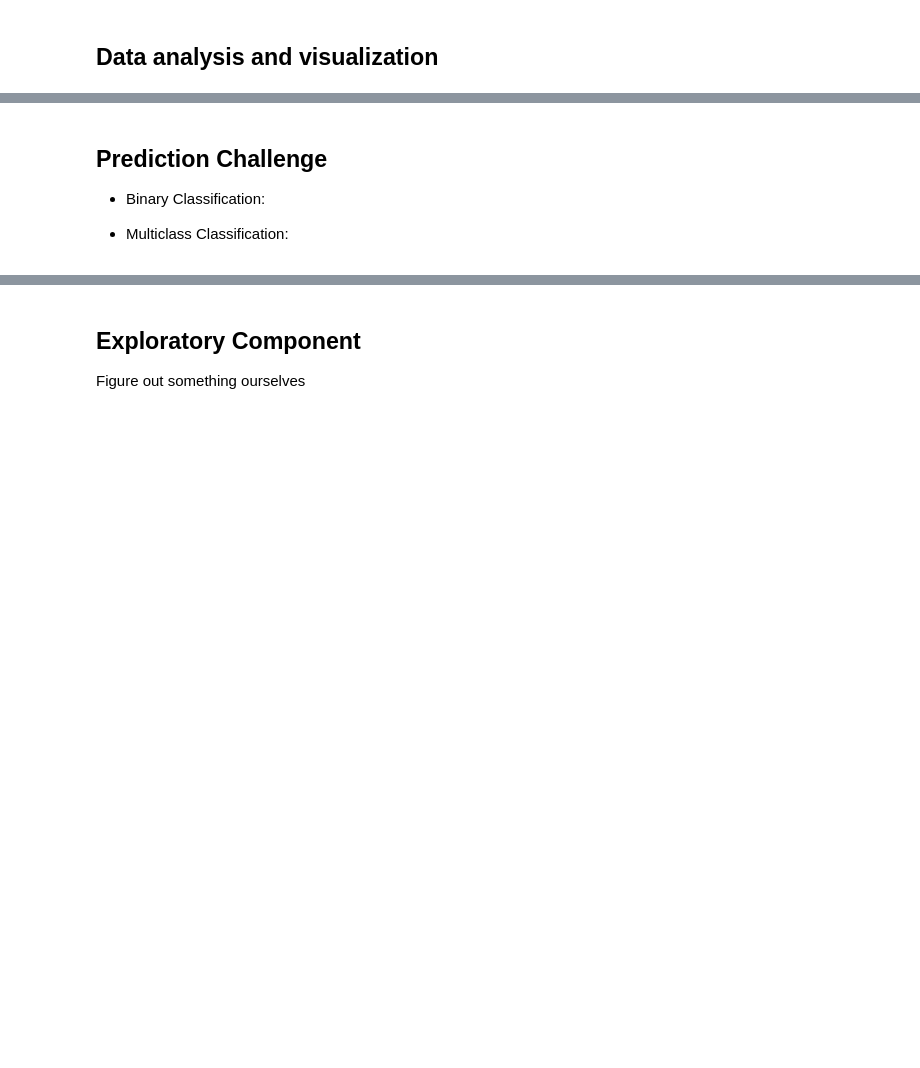
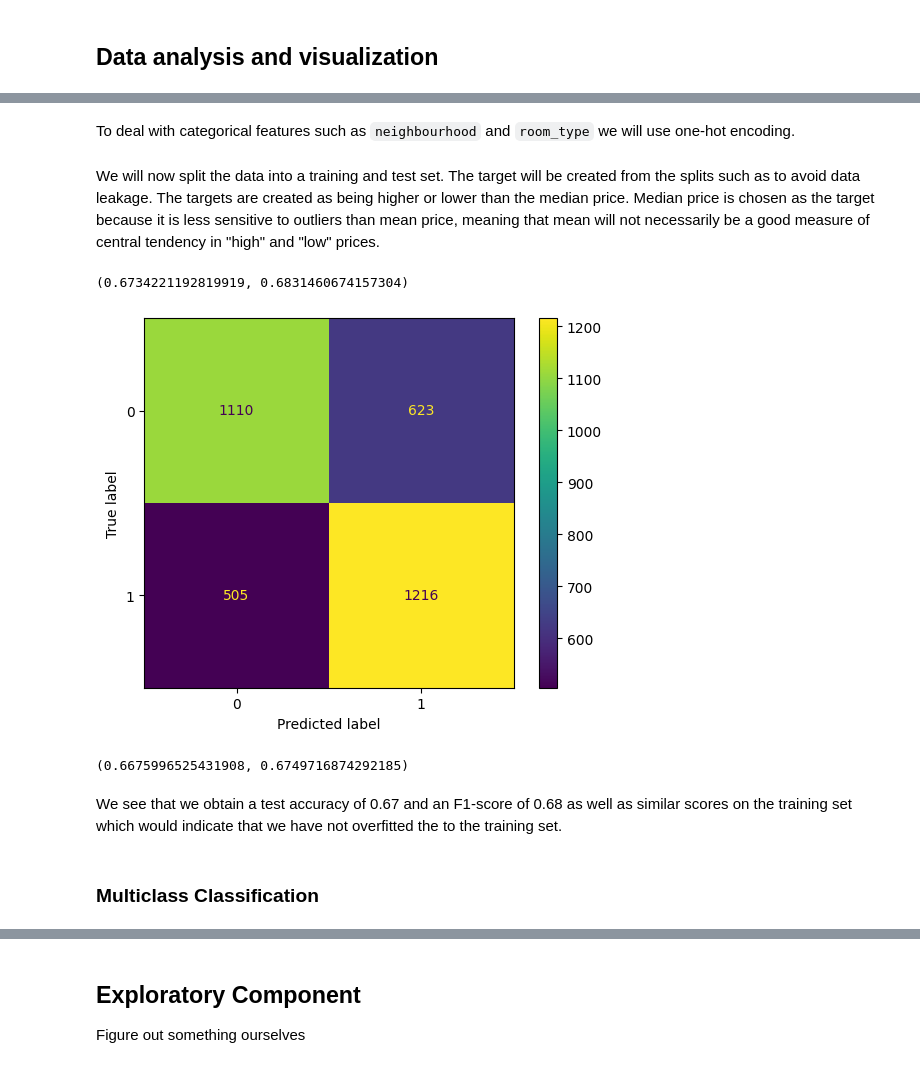
Before and after one commit to s180820/42184_AirbnbProject, a Jupyter notebook: Airbnb_project.ipynb, the cells around one changed output, grey strips where cells are left out. Drawn from its saved outputs; the diff is of its cells as text; code cells hidden in the pictures; blank space fills up the shorter version.

Commit message:
initial draft of prediction challenge

```diff
--- a/Airbnb_project.ipynb
+++ b/Airbnb_project.ipynb
@@ -58,6 +113,39 @@ df_listings = pd.merge(listings, listings_gz, on = ['host_id','id'])
+# %%
+listings = listings.drop(["id", "name", "host_id", "host_name", "neighbourhood_group", "license", "last_review"], axis=1)
+listings[["reviews_per_month"]] = listings[["reviews_per_month"]].fillna(-1)
+# %% [markdown]
+To deal with categorical features such as `neighbourhood` and `room_type` we will use one-hot encoding.
+# %%
+listings = pd.get_dummies(listings, columns=["neighbourhood", "room_type"])
+# %% [markdown]
+We will now split the data into a training and test set. The target will be created from the splits such as to avoid data leakage. The targets are created as being higher or lower than the median price. Median price is chosen as the target because it is less sensitive to outliers than mean price, meaning that mean will not necessarily be a good measure of central tendency in "high" and "low" prices.
+# %%
+# split data into train and test
+from sklearn.model_selection import train_test_split
+train, test = train_test_split(listings)
+X_train, y_train = train.drop("price", axis=1), (train["price"] > train["price"].median()).astype(int)
+X_test, y_test = test.drop("price", axis=1), (test["price"] > test["price"].median()).astype(int)
+# %%
+# train logistic regression model
+from sklearn.linear_model import LogisticRegression
+model = LogisticRegression()
+model.fit(X_train, y_train)
+
+# evaluate model
+from sklearn.metrics import plot_confusion_matrix
+from sklearn.metrics import accuracy_score, f1_score
+y_pred = model.predict(X_test)
+plot_confusion_matrix(model, X_test, y_test)
+accuracy_score(y_test, y_pred), f1_score(y_test, y_pred)
+# %% [output]
+(0.6734221192819919, 0.6831460674157304)
+[figure, added]
+# %%
+y_pred = model.predict(X_train)
+accuracy_score(y_train, y_pred), f1_score(y_train, y_pred)
+# %% [output]
+(0.6675996525431908, 0.6749716874292185)
+# %% [markdown]
+We see that we obtain a test accuracy of 0.67 and an F1-score of 0.68 as well as similar scores on the training set which would indicate that we have not overfitted the to the training set.
 # %% [markdown]
-## Prediction Challenge
-
-- Binary Classification:
-
-- Multiclass Classification:
+### Multiclass Classification
```
Also changed, not shown: parts of 11 cells of this notebook.
